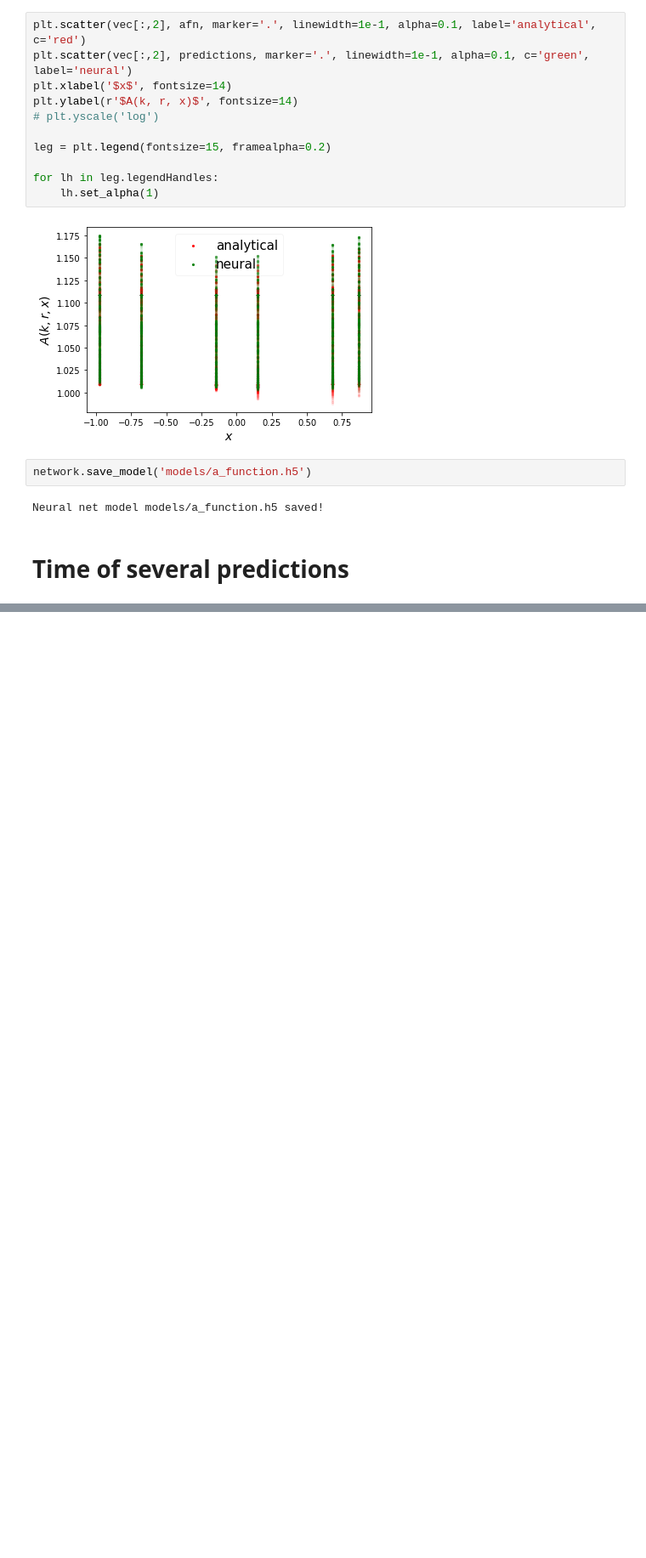
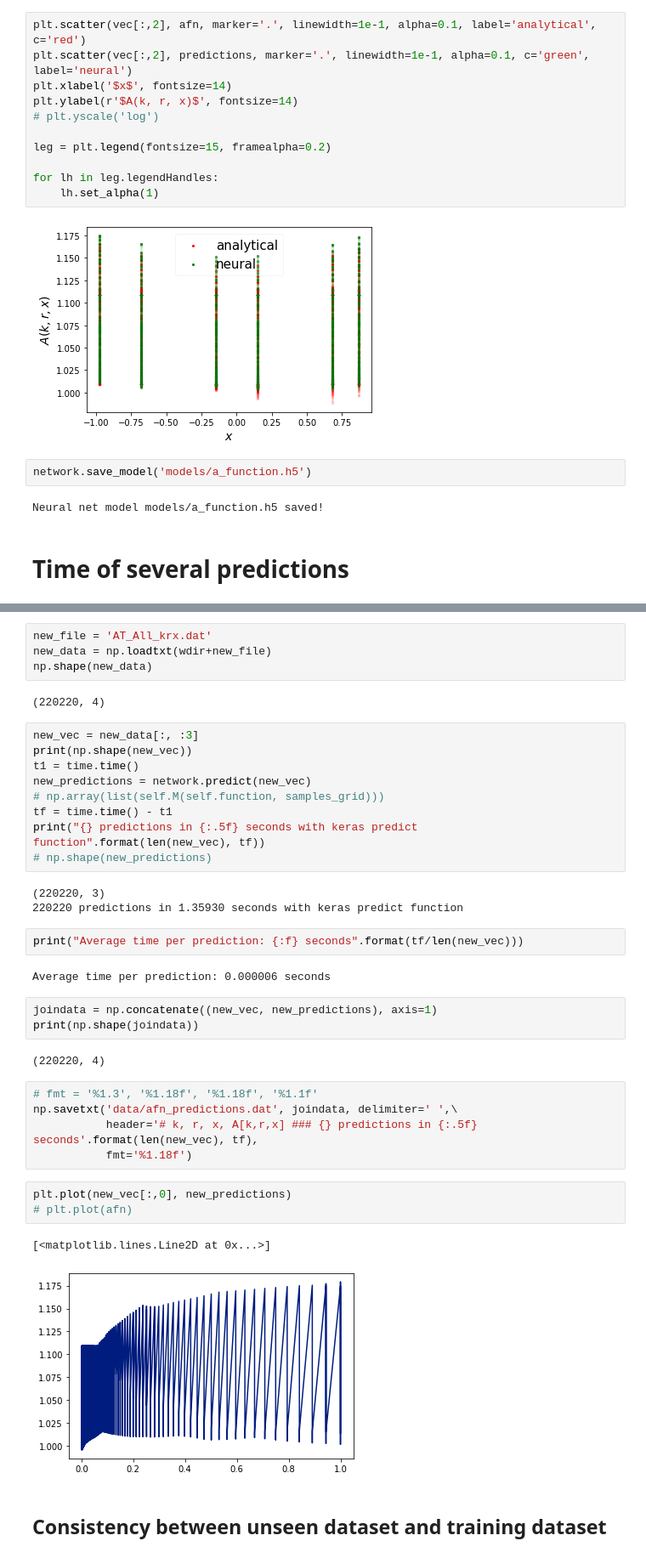
Before and after one commit to igomezv/nnogada, a Jupyter notebook: A_function.ipynb, the cells around one changed output, grey strips where cells are left out. Shown at 85% size. Drawn from its saved outputs; the diff is of its cells as text; blank space fills up the shorter version.

Commit message:
checking datasets

```diff
--- a/A_function.ipynb
+++ b/A_function.ipynb
@@ -283,0 +289,40 @@ print("{} predictions in {:.5f} seconds with map".format(len(vec), tf))
+# %%
+new_file = 'AT_All_krx.dat'
+new_data = np.loadtxt(wdir+new_file)
+np.shape(new_data)
+# %% [output]
+(220220, 4)
+# %%
+new_vec = new_data[:, :3]
+print(np.shape(new_vec))
+t1 = time.time()
+new_predictions = network.predict(new_vec)
+# np.array(list(self.M(self.function, samples_grid)))
+tf = time.time() - t1
+print("{} predictions in {:.5f} seconds with keras predict function".format(len(new_vec), tf))
+# np.shape(new_predictions)
+# %% [output]
+(220220, 3)
+220220 predictions in 1.35930 seconds with keras predict function
+# %%
+print("Average time per prediction: {:f} seconds".format(tf/len(new_vec)))
+# %% [output]
+Average time per prediction: 0.000006 seconds
+# %%
+joindata = np.concatenate((new_vec, new_predictions), axis=1)
+print(np.shape(joindata))
+# %% [output]
+(220220, 4)
+# %%
+# fmt = '%1.3', '%1.18f', '%1.18f', '%1.1f'
+np.savetxt('data/afn_predictions.dat', joindata, delimiter=' ',\
+           header='# k, r, x, A[k,r,x] ### {} predictions in {:.5f} seconds'.format(len(new_vec), tf),
+           fmt='%1.18f')
+# %%
+plt.plot(new_vec[:,0], new_predictions)
+# plt.plot(afn)
+# %% [output]
+[<matplotlib.lines.Line2D at 0x...>]
+[figure, added]
+# %% [markdown]
+## Consistency between unseen dataset and training dataset
```
Also changed, not shown: parts of 5 cells of this notebook.
